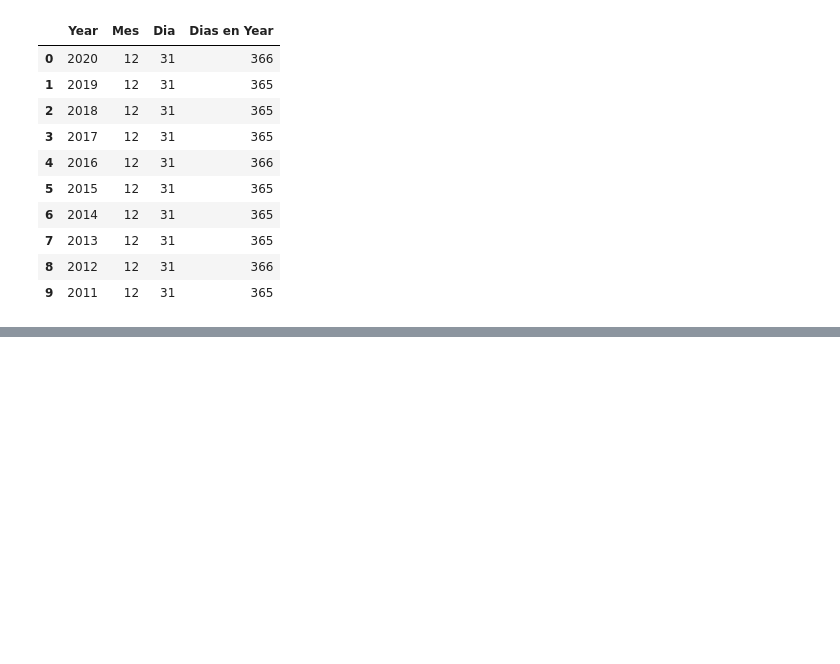
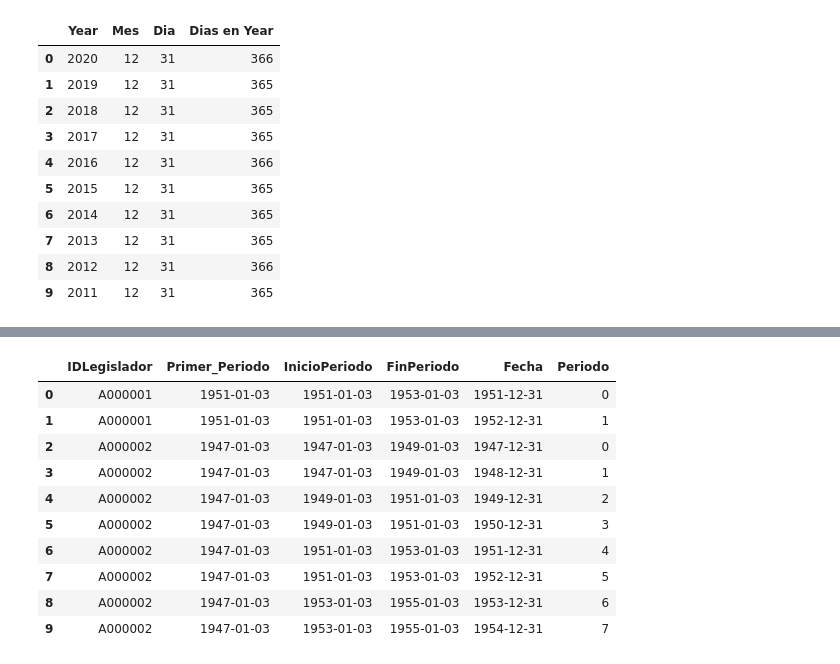
Before and after one commit to user14721068/SQL, a Jupyter notebook: 4 Análisis de Cohorte.ipynb, the cells around one changed output, grey strips where cells are left out. Cells and saved outputs as stored; diff of their text form; code cells hidden in the pictures; blank space fills up the shorter version.

```diff
--- a/4 Análisis de Cohorte.ipynb
+++ b/4 Análisis de Cohorte.ipynb
@@ -245,0 +352,42 @@ df.head(10)
+# %%
+# Usar la tabla de fechas para agregar las fechas intermedias entre InicioPeriodo y FinPeriodo y calcular el periodo.
+
+query="""
+SELECT
+    A.IDLegislador,
+    A.Primer_Periodo,
+    B.InicioPeriodo,
+    B.FinPeriodo,
+    C.Fecha,
+    COALESCE(timestampdiff(YEAR,A.primer_periodo,C.fecha),0) as Periodo
+FROM
+    (
+    SELECT
+        IDLegislador,
+        MIN(InicioPeriodo) as Primer_Periodo
+    FROM
+        cohort.legisladoresusa
+    GROUP BY
+        1
+    ) AS A
+    INNER JOIN
+    cohort.legisladoresusa AS B ON A.IDLegislador=B.IDLegislador
+    LEFT JOIN
+    cohort.tablafechas AS C ON C.FECHA BETWEEN B.InicioPeriodo AND B.FInPeriodo
+ORDER BY
+    A.IDLegislador, B.InicioPeriodo, C.Fecha;
+"""
+df = pd.read_sql(text(query), engine)
+df.head(10)
+# %% [output]
+|  | IDLegislador | Primer_Periodo | InicioPeriodo | FinPeriodo | Fecha | Periodo |
+| 0 | A000001 | 1951-01-03 | 1951-01-03 | 1953-01-03 | 1951-12-31 | 0 |
+| 1 | A000001 | 1951-01-03 | 1951-01-03 | 1953-01-03 | 1952-12-31 | 1 |
+| 2 | A000002 | 1947-01-03 | 1947-01-03 | 1949-01-03 | 1947-12-31 | 0 |
+| 3 | A000002 | 1947-01-03 | 1947-01-03 | 1949-01-03 | 1948-12-31 | 1 |
+| 4 | A000002 | 1947-01-03 | 1949-01-03 | 1951-01-03 | 1949-12-31 | 2 |
+| 5 | A000002 | 1947-01-03 | 1949-01-03 | 1951-01-03 | 1950-12-31 | 3 |
+| 6 | A000002 | 1947-01-03 | 1951-01-03 | 1953-01-03 | 1951-12-31 | 4 |
+| 7 | A000002 | 1947-01-03 | 1951-01-03 | 1953-01-03 | 1952-12-31 | 5 |
+| 8 | A000002 | 1947-01-03 | 1953-01-03 | 1955-01-03 | 1953-12-31 | 6 |
+| 9 | A000002 | 1947-01-03 | 1953-01-03 | 1955-01-03 | 1954-12-31 | 7 |
```
Also changed, not shown: parts of 10 cells of this notebook.
